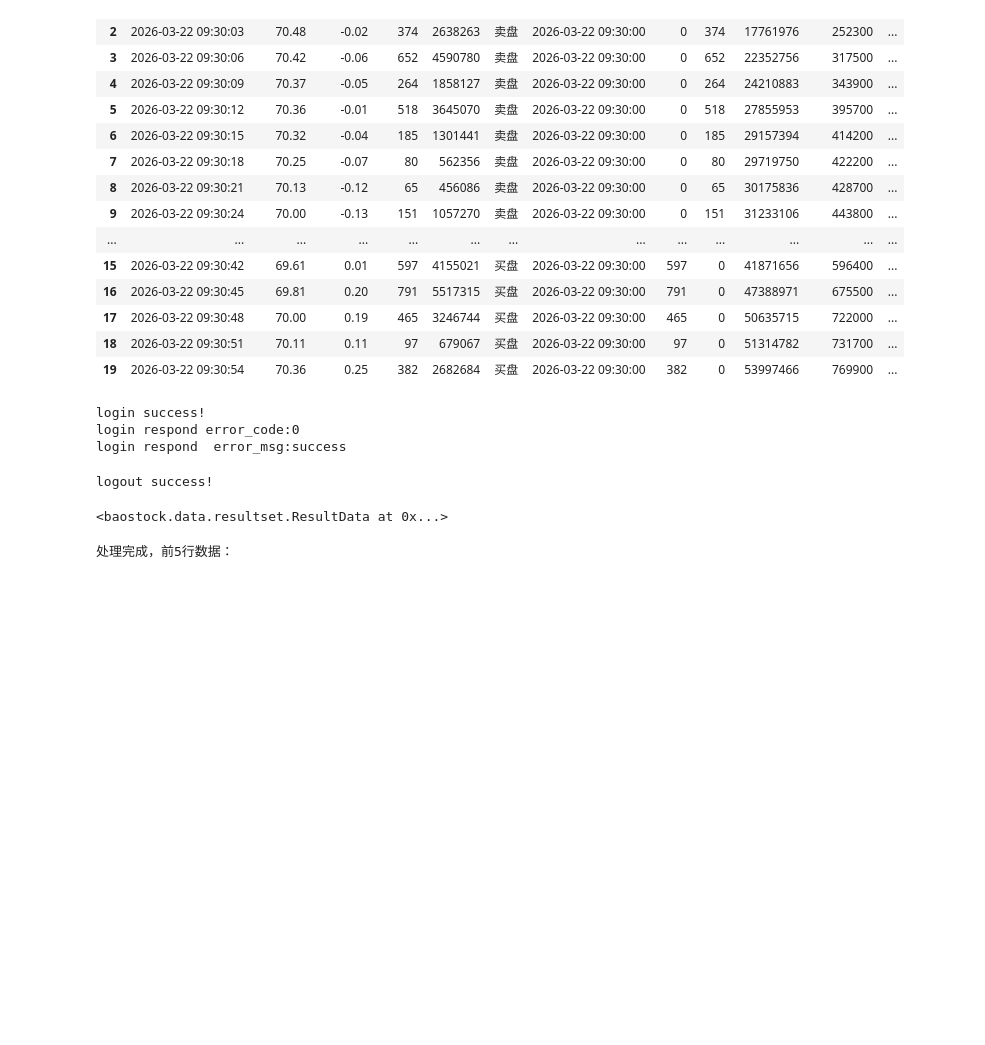
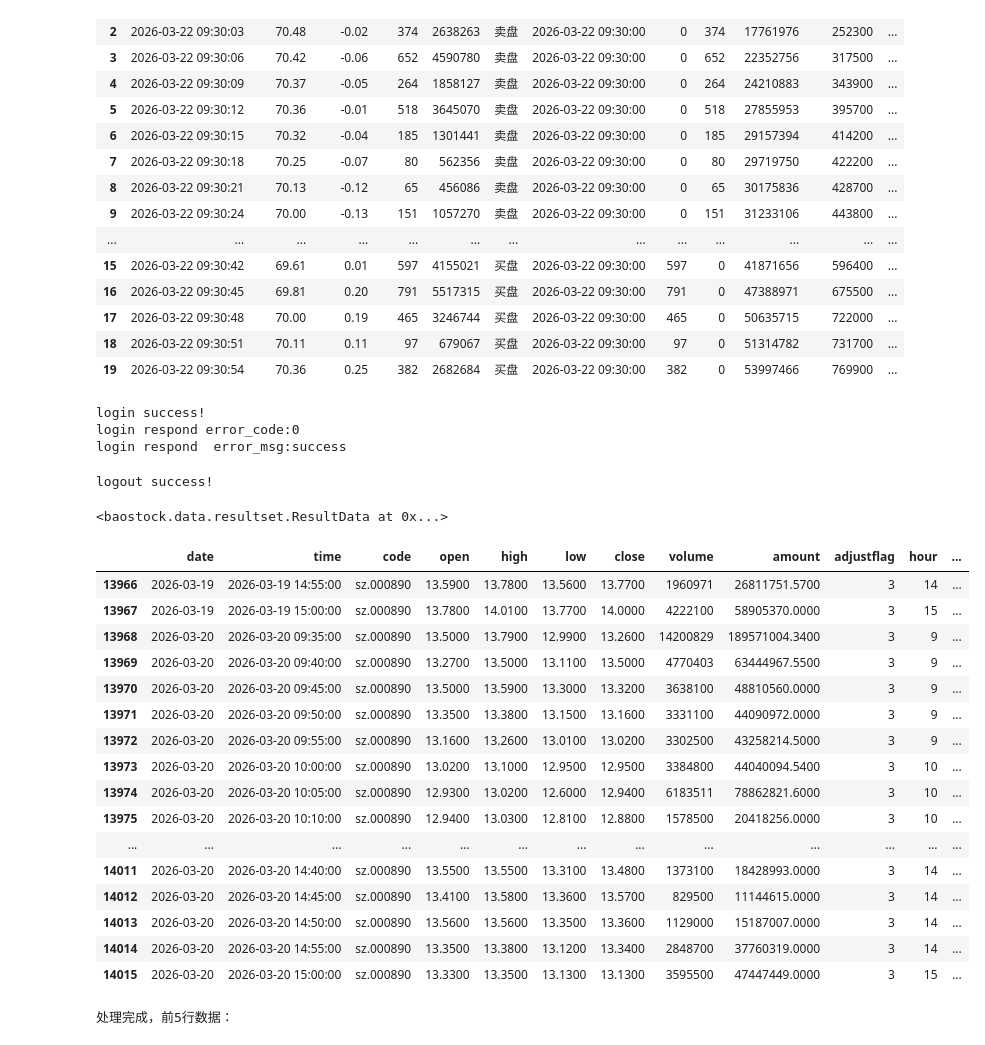
Before and after one commit to chen-cyw-yan/GP, a Jupyter notebook: 当日策列/股票数据.ipynb, the cells around one changed output. Drawn from its saved outputs; the diff is of its cells as text; code cells hidden in the pictures; blank space fills up the shorter version.

```diff
--- a/当日策列/股票数据.ipynb
+++ b/当日策列/股票数据.ipynb
@@ -195,6 +195,26 @@ engine = create_engine("mysql+pymysql://root:chen@127.0.0.1:3306/gp")
 dtr=pd.read_sql("select code as code1,max(outstanding_share)  as ltgb from gp.stock where `date`>='2026-03-01' group by code",con=engine)
 # %%
 dtr['code2']=dtr['code1'].map(lambda x:x[0:2]+'.'+x[2:])
+# %%
+result.tail(50)
+# %% [output]
+|  | date | time | code | open | high | low | close | volume | amount | adjustflag | hour | ... |
+| 13966 | 2026-03-19 | 2026-03-19 14:55:00 | sz.000890 | 13.5900 | 13.7800 | 13.5600 | 13.7700 | 1960971 | 26811751.5700 | 3 | 14 | ... |
+| 13967 | 2026-03-19 | 2026-03-19 15:00:00 | sz.000890 | 13.7800 | 14.0100 | 13.7700 | 14.0000 | 4222100 | 58905370.0000 | 3 | 15 | ... |
+| 13968 | 2026-03-20 | 2026-03-20 09:35:00 | sz.000890 | 13.5000 | 13.7900 | 12.9900 | 13.2600 | 14200829 | 189571004.3400 | 3 | 9 | ... |
+| 13969 | 2026-03-20 | 2026-03-20 09:40:00 | sz.000890 | 13.2700 | 13.5000 | 13.1100 | 13.5000 | 4770403 | 63444967.5500 | 3 | 9 | ... |
+| 13970 | 2026-03-20 | 2026-03-20 09:45:00 | sz.000890 | 13.5000 | 13.5900 | 13.3000 | 13.3200 | 3638100 | 48810560.0000 | 3 | 9 | ... |
+| 13971 | 2026-03-20 | 2026-03-20 09:50:00 | sz.000890 | 13.3500 | 13.3800 | 13.1500 | 13.1600 | 3331100 | 44090972.0000 | 3 | 9 | ... |
+| 13972 | 2026-03-20 | 2026-03-20 09:55:00 | sz.000890 | 13.1600 | 13.2600 | 13.0100 | 13.0200 | 3302500 | 43258214.5000 | 3 | 9 | ... |
+| 13973 | 2026-03-20 | 2026-03-20 10:00:00 | sz.000890 | 13.0200 | 13.1000 | 12.9500 | 12.9500 | 3384800 | 44040094.5400 | 3 | 10 | ... |
+| 13974 | 2026-03-20 | 2026-03-20 10:05:00 | sz.000890 | 12.9300 | 13.0200 | 12.6000 | 12.9400 | 6183511 | 78862821.6000 | 3 | 10 | ... |
+| 13975 | 2026-03-20 | 2026-03-20 10:10:00 | sz.000890 | 12.9400 | 13.0300 | 12.8100 | 12.8800 | 1578500 | 20418256.0000 | 3 | 10 | ... |
+| ... | ... | ... | ... | ... | ... | ... | ... | ... | ... | ... | ... | ... |
+| 14011 | 2026-03-20 | 2026-03-20 14:40:00 | sz.000890 | 13.5500 | 13.5500 | 13.3100 | 13.4800 | 1373100 | 18428993.0000 | 3 | 14 | ... |
+| 14012 | 2026-03-20 | 2026-03-20 14:45:00 | sz.000890 | 13.4100 | 13.5800 | 13.3600 | 13.5700 | 829500 | 11144615.0000 | 3 | 14 | ... |
+| 14013 | 2026-03-20 | 2026-03-20 14:50:00 | sz.000890 | 13.5600 | 13.5600 | 13.3500 | 13.3600 | 1129000 | 15187007.0000 | 3 | 14 | ... |
+| 14014 | 2026-03-20 | 2026-03-20 14:55:00 | sz.000890 | 13.3500 | 13.3800 | 13.1200 | 13.3400 | 2848700 | 37760319.0000 | 3 | 14 | ... |
+| 14015 | 2026-03-20 | 2026-03-20 15:00:00 | sz.000890 | 13.3300 | 13.3500 | 13.1300 | 13.1300 | 3595500 | 47447449.0000 | 3 | 15 | ... |
 # %%
 df=result
 # df['time']=df['time'].map(lambda x:x[:12])
```
Also changed, not shown: parts of 11 cells of this notebook, 4 other files.
